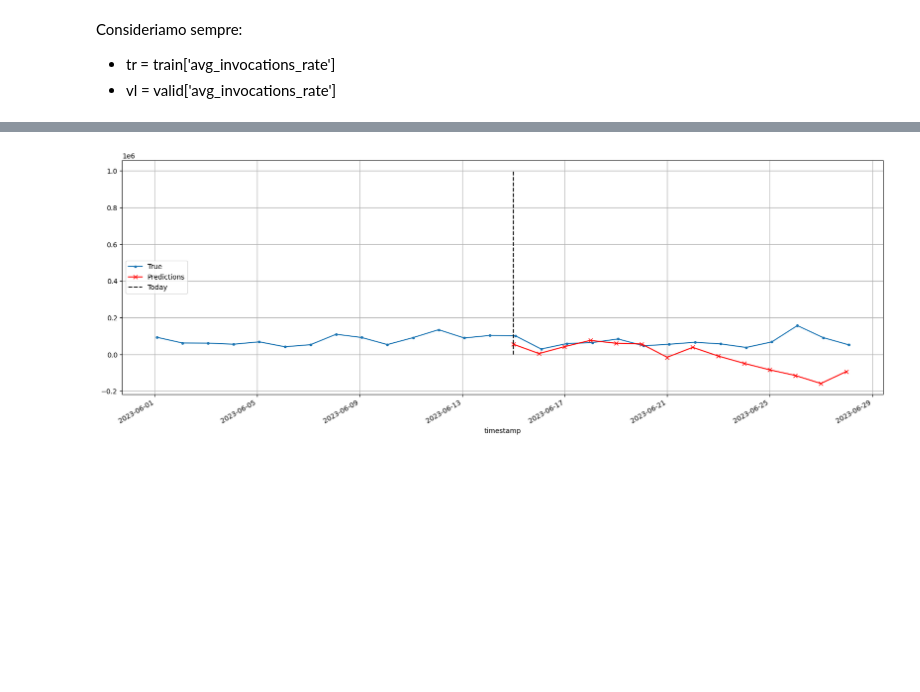
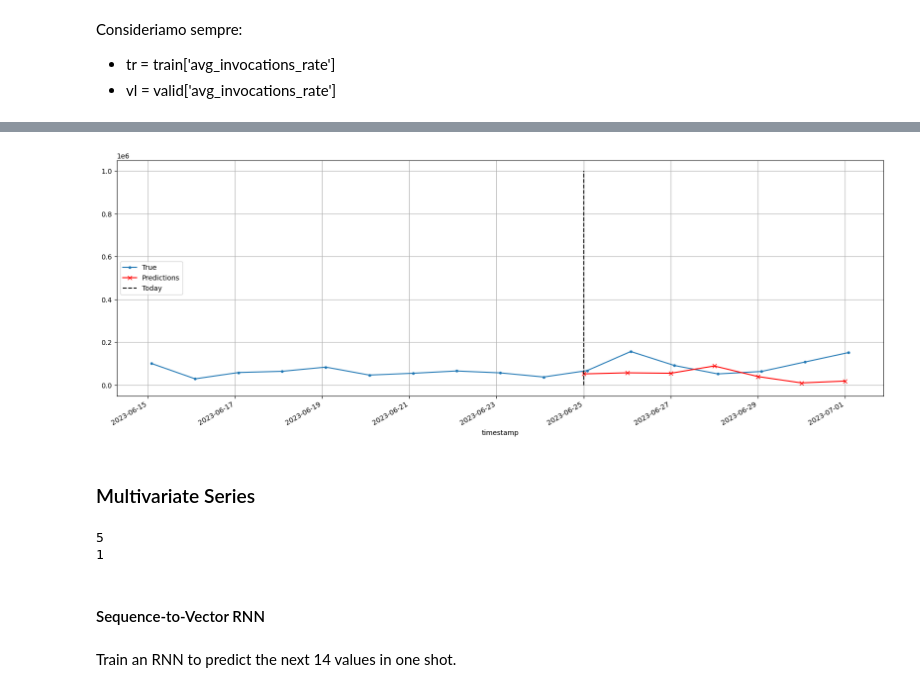
Before and after one commit to AnastasiaBrinati/experiments, a Jupyter notebook: Models2.ipynb, the cells around one changed output, grey strips where cells are left out. Drawn from its saved outputs; the diff is of its cells as text; code cells hidden in the pictures; blank space fills up the shorter version.

```diff
--- a/Models2.ipynb
+++ b/Models2.ipynb
@@ -54,0 +57,26 @@ test = data["2023-07-01":]
+# %%
+from sklearn.preprocessing import StandardScaler
+
+# Crea un'istanza dello scaler
+scaler = StandardScaler()
+
+# Per il dataset di training
+scaled_train = train_data.copy()
+scaled_train[scaled_train.columns.drop('avg_invocations_rate')] = scaler.fit_transform(
+    train_data[train_data.columns.drop('avg_invocations_rate')]
+)
+train = scaled_train
+
+# Per il dataset di validazione
+scaled_valid = valid_data.copy()
+scaled_valid[scaled_valid.columns.drop('avg_invocations_rate')] = scaler.transform(
+    valid_data[valid_data.columns.drop('avg_invocations_rate')]
+)
+valid = scaled_valid
+
+# Per il dataset di test
+scaled_test = test_data.copy()
+scaled_test[scaled_test.columns.drop('avg_invocations_rate')] = scaler.transform(
+    test_data[test_data.columns.drop('avg_invocations_rate')]
+)
+test = scaled_test
@@ -55,8 +85,8 @@ test = data["2023-07-01":]
 # %%
 batch_size = 32
 num_features = 12
-sequence_lenght = 14
-prediction_lenght = 14
+sequence_lenght = 7
+prediction_lenght = 7
 seed = 42
 # %% [markdown]
 # Models
@@ -64,7 +94,7 @@ seed = 42
 ## Forecasting one-step-ahead
 # %%
 def fit_and_evaluate(model, train_set, valid_set, learning_rate=0.01, epochs=5):
-    early_stopping_cb = tf.keras.callbacks.EarlyStopping(monitor="val_mae", patience=50, restore_best_weights=True)
+    early_stopping_cb = tf.keras.callbacks.EarlyStopping(monitor="val_mae", patience=10, restore_best_weights=True)
     opt = tf.keras.optimizers.SGD(learning_rate=learning_rate, momentum=0.9)
 
     model.compile(loss=tf.keras.losses.Huber(), optimizer=opt, metrics=["mae"])
@@ -249,20 +275,21 @@ for step_ahead in range(prediction_lenght):
 # %%
 # The forecasts start on 2023-06-01, and they end
 # on 2019-06-14. That's 14 days in total.
-start = "2023-06-15"
-end = "2023-06-28"
+origin = "2023-06-15"
+start = "2023-06-25"
+end = "2023-07-01"
 
 Y_pred = pd.Series(X[0, -prediction_lenght:, 0], index=pd.date_range(start, end))
 
 fig, ax = plt.subplots(figsize=(20, 7))
-(vl * 1e6)["2023-06-01":end].plot(
-    label="True", marker=".", ax=ax)
-(Y_pred * 1e6).plot(
-    label="Predictions", grid=True, marker="x", color="r", ax=ax)
+(vl * 1e6)[origin:end].plot(label="True", marker=".", ax=ax)
+(Y_pred * 1e6).plot(label="Predictions", grid=True, marker="x", color="r", ax=ax)
 ax.vlines(start, 0, 1e6, color="k", linestyle="--", label="Today")
 #ax.set_ylim([200_000, 800_000])
 plt.legend(loc="center left")
 #save_fig("forecast_ahead_plot")
 plt.show()
 # %% [output]
-[figure, old version]
+[figure, new version]
+# %% [markdown]
+### Multivariate Series
@@ -268,0 +315,10 @@ plt.show()
+# %%
+print(len(ahead_train_ds))  # Check the size of your training dataset
+print(len(ahead_valid_ds))  # Check the size of your validation dataset
+# %% [output]
+5
+1
+# %% [markdown]
+#### Sequence-to-Vector RNN
+# %% [markdown]
+Train an RNN to predict the next 14 values in one shot.
```
Also changed, not shown: parts of 25 cells of this notebook.
